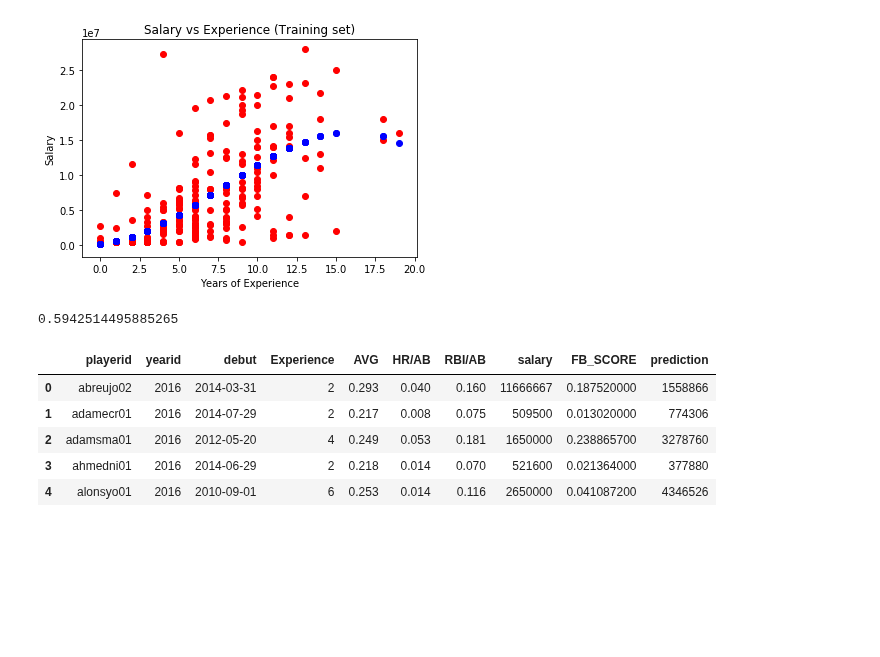
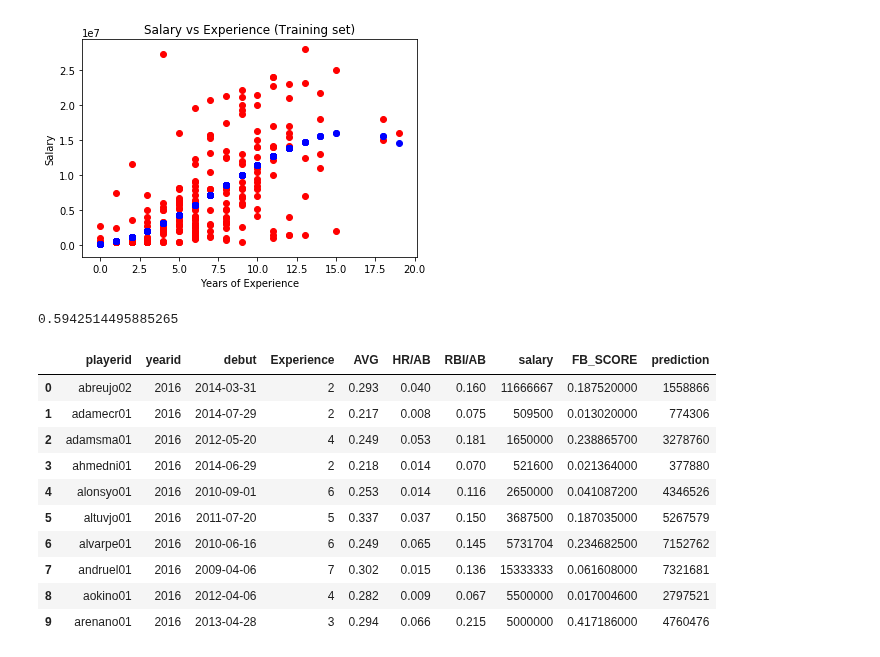
Before and after one commit to FlorianBreut/FB-Portfolio, a Jupyter notebook: MLB Data Analysis.ipynb, the cells around one changed output. Cells and saved outputs as stored; diff of their text form; code cells hidden in the pictures; blank space fills up the shorter version.

```diff
--- a/MLB Data Analysis.ipynb
+++ b/MLB Data Analysis.ipynb
@@ -370,13 +372,18 @@ r2_score(Y,Y_pred_pol2)
 # %%
 Y_pred_pol2 = Y_pred_pol2.astype(int)
 df_res = pd.DataFrame(Y_pred_pol2, columns=["predicted salary"])
 df_data_comp = df_data;
 df_data_comp["prediction"] =df_res
-df_data_comp.head()
+df_data_comp.head(10)
 # %% [output]
 |  | playerid | yearid | debut | Experience | AVG | HR/AB | RBI/AB | salary | FB_SCORE | prediction |
 | 0 | abreujo02 | 2016 | 2014-03-31 | 2 | 0.293 | 0.040 | 0.160 | 11666667 | 0.187520000 | 1558866 |
 | 1 | adamecr01 | 2016 | 2014-07-29 | 2 | 0.217 | 0.008 | 0.075 | 509500 | 0.013020000 | 774306 |
 | 2 | adamsma01 | 2016 | 2012-05-20 | 4 | 0.249 | 0.053 | 0.181 | 1650000 | 0.238865700 | 3278760 |
 | 3 | ahmedni01 | 2016 | 2014-06-29 | 2 | 0.218 | 0.014 | 0.070 | 521600 | 0.021364000 | 377880 |
 | 4 | alonsyo01 | 2016 | 2010-09-01 | 6 | 0.253 | 0.014 | 0.116 | 2650000 | 0.041087200 | 4346526 |
+| 5 | altuvjo01 | 2016 | 2011-07-20 | 5 | 0.337 | 0.037 | 0.150 | 3687500 | 0.187035000 | 5267579 |
+| 6 | alvarpe01 | 2016 | 2010-06-16 | 6 | 0.249 | 0.065 | 0.145 | 5731704 | 0.234682500 | 7152762 |
+| 7 | andruel01 | 2016 | 2009-04-06 | 7 | 0.302 | 0.015 | 0.136 | 15333333 | 0.061608000 | 7321681 |
+| 8 | aokino01 | 2016 | 2012-04-06 | 4 | 0.282 | 0.009 | 0.067 | 5500000 | 0.017004600 | 2797521 |
+| 9 | arenano01 | 2016 | 2013-04-28 | 3 | 0.294 | 0.066 | 0.215 | 5000000 | 0.417186000 | 4760476 |
```
Also changed, not shown: parts of 5 cells of this notebook.
